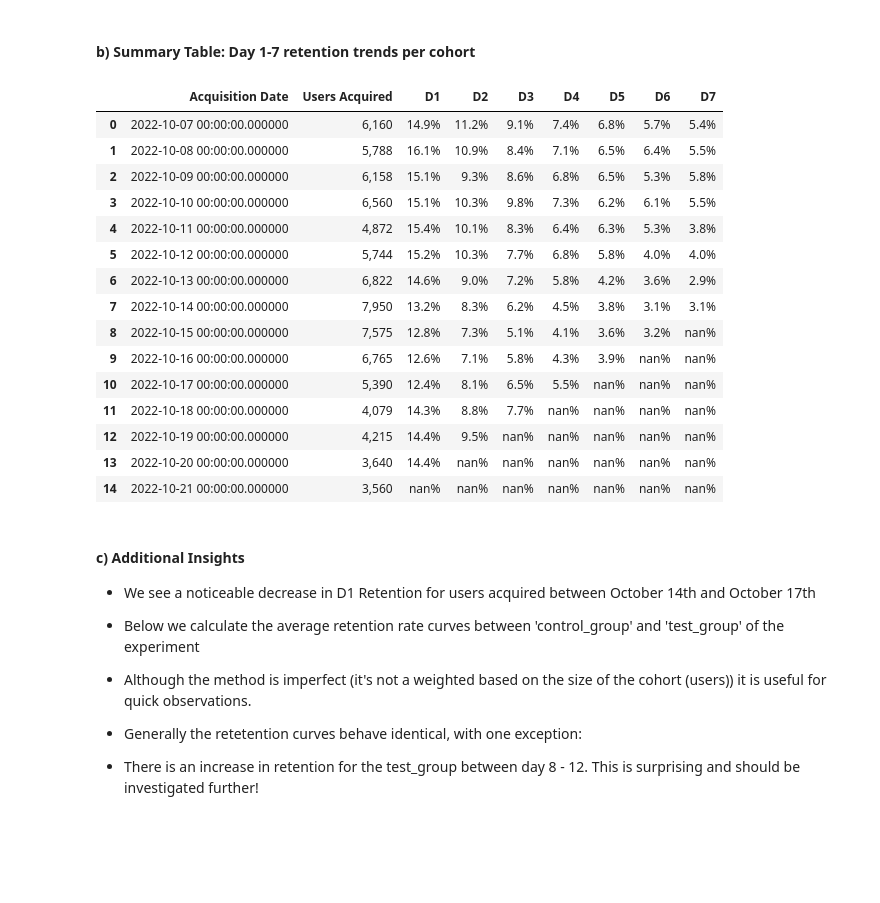
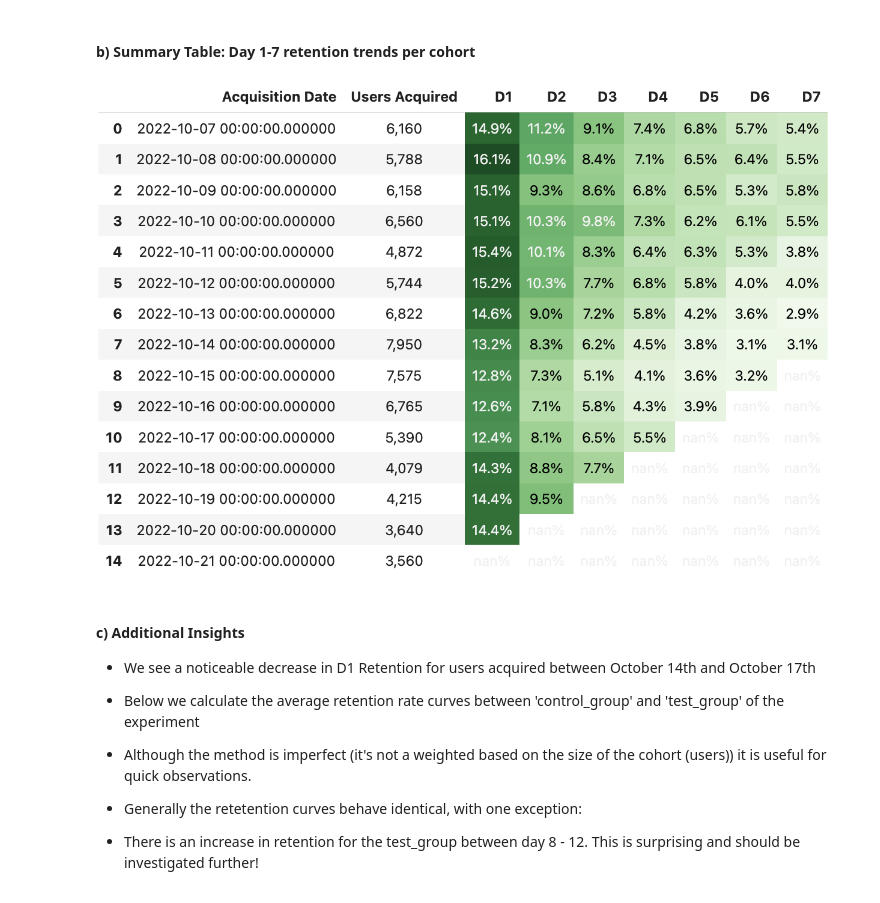
Before and after one commit to maxbenjs/frvr, a Jupyter notebook: frvr_notebook_task_1.ipynb, the cells around one changed output. Saved outputs shown, nothing was run; the diff lists cells and outputs as text; code cells hidden in the pictures; blank space fills up the shorter version.

```diff
--- a/frvr_notebook_task_1.ipynb
+++ b/frvr_notebook_task_1.ipynb
@@ -111,37 +111,23 @@ result.head(5)
 # %%
 # Target columns for pct formatting
 day_cols = ['D1', 'D2', 'D3', 'D4', 'D5', 'D6', 'D7']
 
 
 # Format result (Number formatting, conditional formatting & Centering data)
 styled_result = result.style \
         .format({
         **{col: "{:.1%}" for col in day_cols},           # Format D1–D7 as percentages
         'Users Acquired': "{:,.0f}"                      # Format with commas, no decimals
     }) \
     .background_gradient(subset=day_cols, cmap='Greens', vmin=0.02, vmax=0.165) \
     .highlight_null(color='white') \
     .set_properties(**{'text-align': 'center'})
 
-
-styled_result
+## Display Styled Result (Conditional formatting of chart doesn't work in GitHub. Hiding result and importing as a PNG image below)
+#styled_result
+Image(filename='images/task_1a_styled_result_image.png', width=800)
 # %% [output]
-|  | Acquisition Date | Users Acquired | D1 | D2 | D3 | D4 | D5 | D6 | D7 |
-| 0 | 2022-10-07 00:00:00.000000 | 6,160 | 14.9% | 11.2% | 9.1% | 7.4% | 6.8% | 5.7% | 5.4% |
-| 1 | 2022-10-08 00:00:00.000000 | 5,788 | 16.1% | 10.9% | 8.4% | 7.1% | 6.5% | 6.4% | 5.5% |
-| 2 | 2022-10-09 00:00:00.000000 | 6,158 | 15.1% | 9.3% | 8.6% | 6.8% | 6.5% | 5.3% | 5.8% |
-| 3 | 2022-10-10 00:00:00.000000 | 6,560 | 15.1% | 10.3% | 9.8% | 7.3% | 6.2% | 6.1% | 5.5% |
-| 4 | 2022-10-11 00:00:00.000000 | 4,872 | 15.4% | 10.1% | 8.3% | 6.4% | 6.3% | 5.3% | 3.8% |
-| 5 | 2022-10-12 00:00:00.000000 | 5,744 | 15.2% | 10.3% | 7.7% | 6.8% | 5.8% | 4.0% | 4.0% |
-| 6 | 2022-10-13 00:00:00.000000 | 6,822 | 14.6% | 9.0% | 7.2% | 5.8% | 4.2% | 3.6% | 2.9% |
-| 7 | 2022-10-14 00:00:00.000000 | 7,950 | 13.2% | 8.3% | 6.2% | 4.5% | 3.8% | 3.1% | 3.1% |
-| 8 | 2022-10-15 00:00:00.000000 | 7,575 | 12.8% | 7.3% | 5.1% | 4.1% | 3.6% | 3.2% | nan% |
-| 9 | 2022-10-16 00:00:00.000000 | 6,765 | 12.6% | 7.1% | 5.8% | 4.3% | 3.9% | nan% | nan% |
-| 10 | 2022-10-17 00:00:00.000000 | 5,390 | 12.4% | 8.1% | 6.5% | 5.5% | nan% | nan% | nan% |
-| 11 | 2022-10-18 00:00:00.000000 | 4,079 | 14.3% | 8.8% | 7.7% | nan% | nan% | nan% | nan% |
-| 12 | 2022-10-19 00:00:00.000000 | 4,215 | 14.4% | 9.5% | nan% | nan% | nan% | nan% | nan% |
-| 13 | 2022-10-20 00:00:00.000000 | 3,640 | 14.4% | nan% | nan% | nan% | nan% | nan% | nan% |
-| 14 | 2022-10-21 00:00:00.000000 | 3,560 | nan% | nan% | nan% | nan% | nan% | nan% | nan% |
+[figure, added]
 # %% [markdown]
 #### c) Additional Insights
 
```
Also changed, not shown: parts of 4 cells of this notebook, 1 other file.
